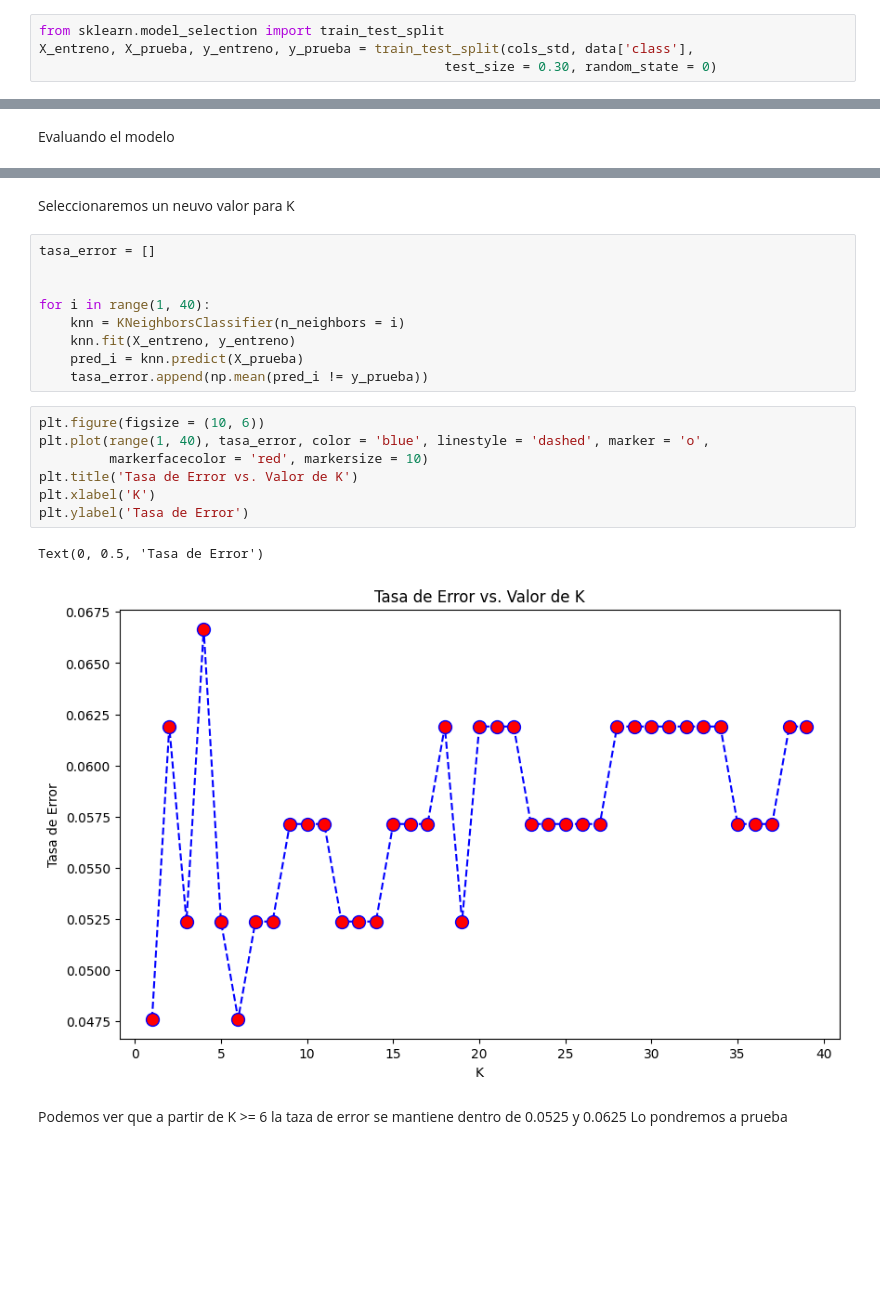
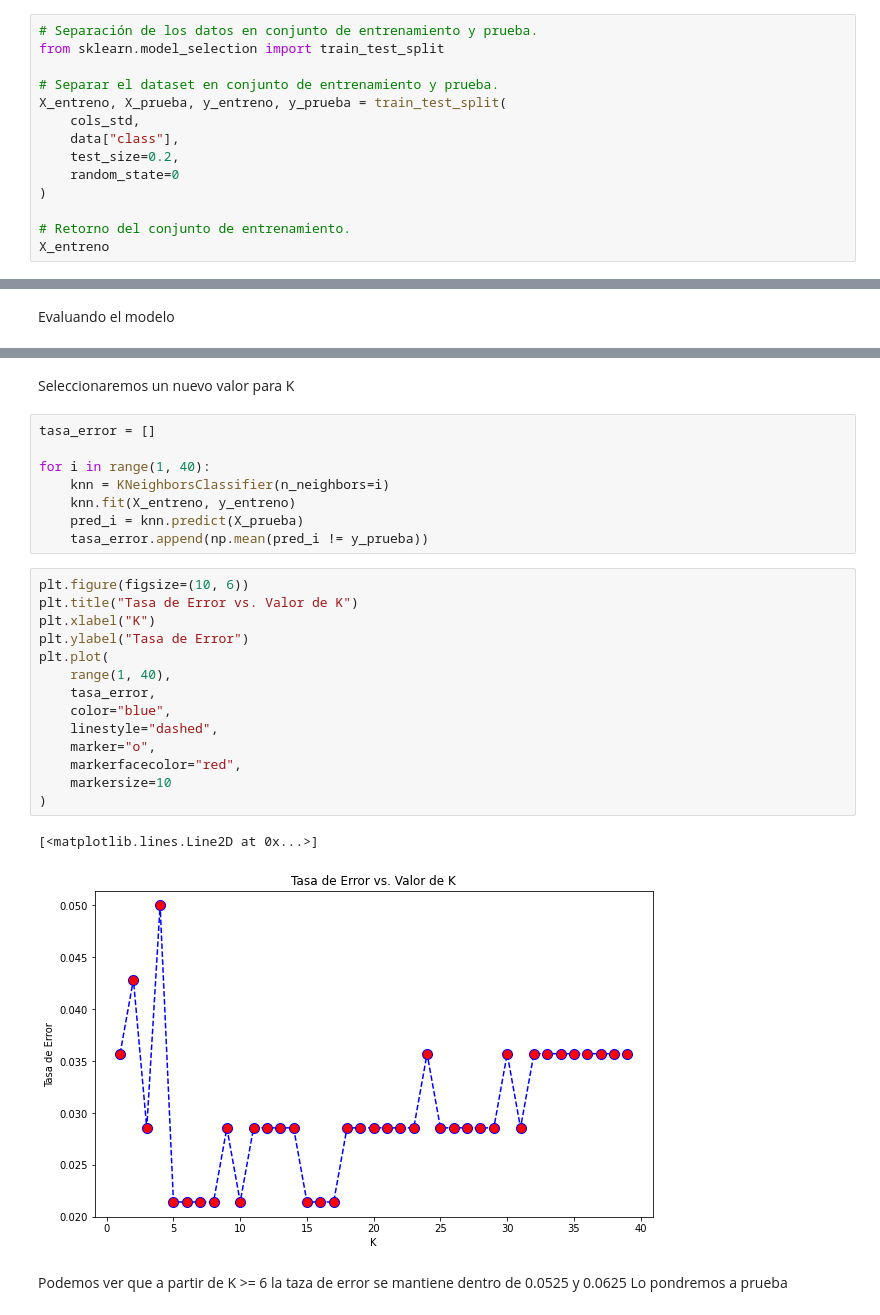
Before and after one commit to SantiagoTaracena01/data-mining-lab-02, a Jupyter notebook: src/main.ipynb, the cells around one changed output, grey strips where cells are left out. Cells and saved outputs as stored; diff of their text form; blank space fills up the shorter version.

```diff
--- a/src/main.ipynb
+++ b/src/main.ipynb
@@ -456,6 +482,16 @@ datos_std.head()
 # %% [markdown]
 Dividir en entreno y prueba
 # %%
+# Separación de los datos en conjunto de entrenamiento y prueba.
 from sklearn.model_selection import train_test_split
-X_entreno, X_prueba, y_entreno, y_prueba = train_test_split(cols_std, data['class'],
-                                                    test_size = 0.30, random_state = 0)
+
+# Separar el dataset en conjunto de entrenamiento y prueba.
+X_entreno, X_prueba, y_entreno, y_prueba = train_test_split(
+    cols_std,
+    data["class"],
+    test_size=0.2,
+    random_state=0
+)
+
+# Retorno del conjunto de entrenamiento.
+X_entreno
@@ -491,24 +554,30 @@ weighted avg       0.95      0.95      0.95       210
 # %% [markdown]
-Seleccionaremos un neuvo valor para K
+Seleccionaremos un nuevo valor para K
 # %%
 tasa_error = []
 
-
 for i in range(1, 40):
-    knn = KNeighborsClassifier(n_neighbors = i)
+    knn = KNeighborsClassifier(n_neighbors=i)
     knn.fit(X_entreno, y_entreno)
     pred_i = knn.predict(X_prueba)
     tasa_error.append(np.mean(pred_i != y_prueba))
 # %%
-plt.figure(figsize = (10, 6))
-plt.plot(range(1, 40), tasa_error, color = 'blue', linestyle = 'dashed', marker = 'o',
-         markerfacecolor = 'red', markersize = 10)
-plt.title('Tasa de Error vs. Valor de K')
-plt.xlabel('K')
-plt.ylabel('Tasa de Error')
+plt.figure(figsize=(10, 6))
+plt.title("Tasa de Error vs. Valor de K")
+plt.xlabel("K")
+plt.ylabel("Tasa de Error")
+plt.plot(
+    range(1, 40),
+    tasa_error,
+    color="blue",
+    linestyle="dashed",
+    marker="o",
+    markerfacecolor="red",
+    markersize=10
+)
 # %% [output]
-Text(0, 0.5, 'Tasa de Error')
+[<matplotlib.lines.Line2D at 0x...>]
-[figure, old version]
+[figure, new version]
 # %% [markdown]
 Podemos ver que a partir de K >= 6 la taza de error se mantiene dentro de 0.0525 y 0.0625
 Lo pondremos a prueba
```
Also changed, not shown: parts of 32 cells of this notebook, 1 other file.
